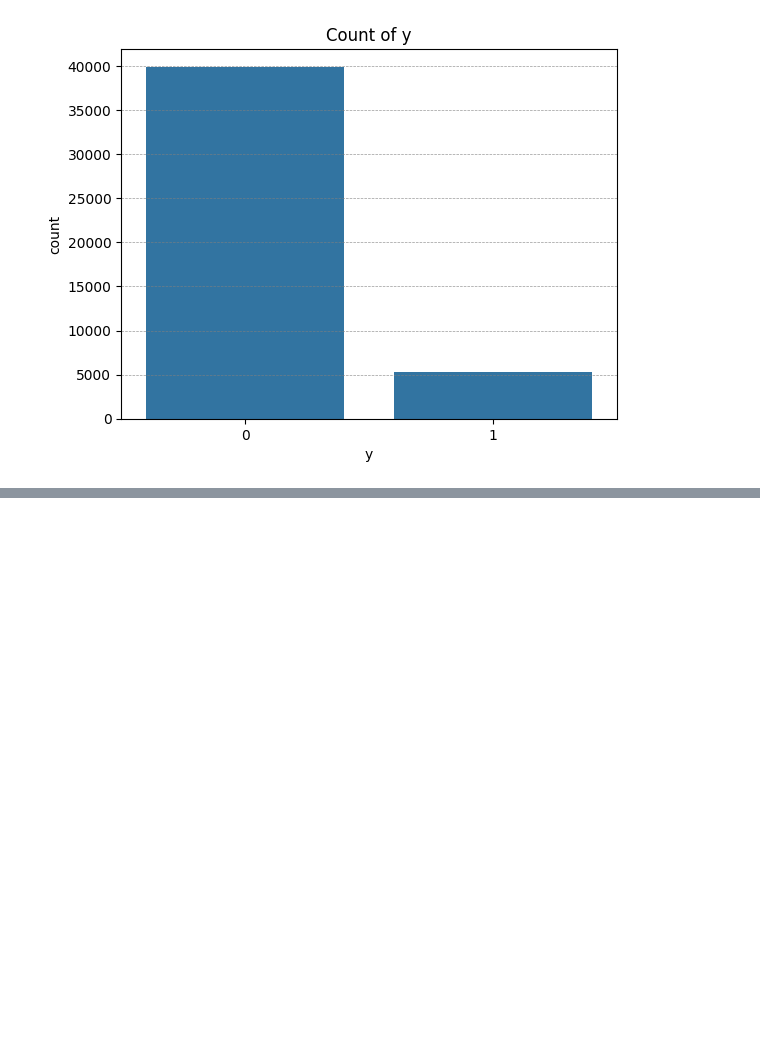
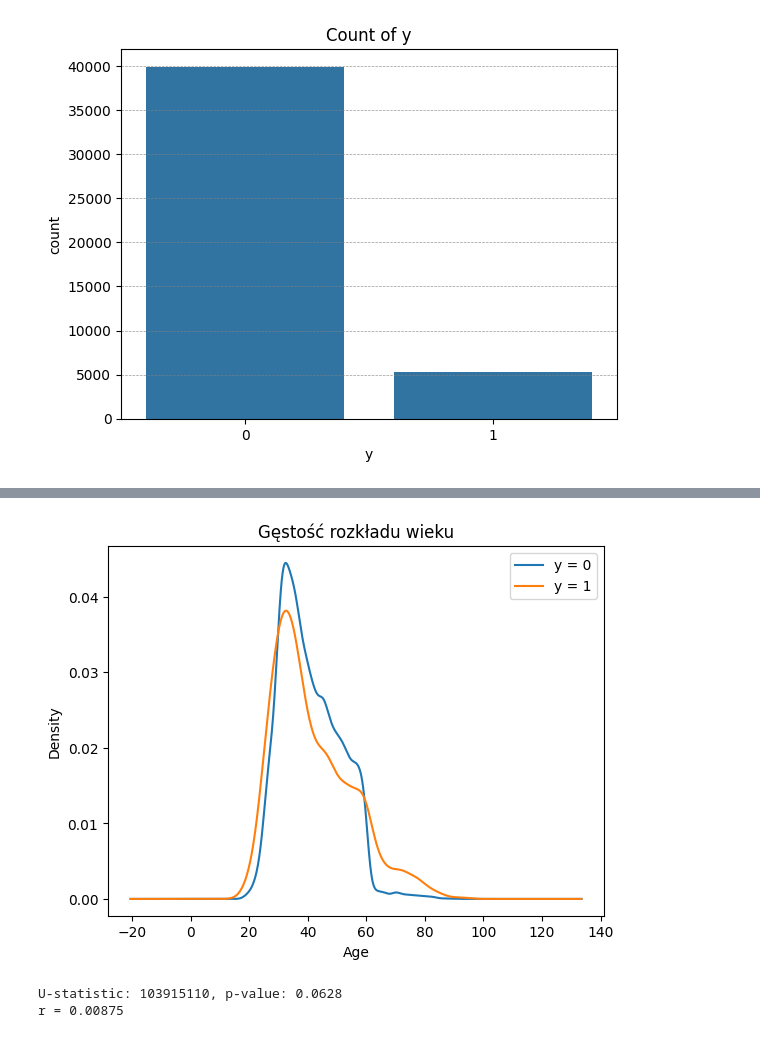
Before and after one commit to scislinski-r/EDA---kampania-banku, a Jupyter notebook: Main.ipynb, the cells around one changed output, grey strips where cells are left out. Cells and saved outputs as stored; diff of their text form; code cells hidden in the pictures; blank space fills up the shorter version.

```diff
--- a/Main.ipynb
+++ b/Main.ipynb
@@ -242,0 +268,38 @@ for col in binary_columns:
+# %%
+from scipy import stats
+
+
+plt.figure()
+
+age_no.plot(kind='kde', label='y = 0')
+age_yes.plot(kind='kde', label='y = 1')
+
+plt.xlabel('Age')
+plt.title('Gęstość rozkładu wieku')
+plt.legend()
+plt.show()
+
+
+age_yes = df[df['y'] == 1]['age']
+age_no = df[df['y'] == 0]['age']
+
+u_stat, p_value = stats.mannwhitneyu(age_yes, age_no, alternative='two-sided')
+print(f"U-statistic: {u_stat:.0f}, p-value: {p_value:.4f}")
+
+n1 = len(age_yes)
+n2 = len(age_no)
+
+mean_u = n1 * n2 / 2
+std_u = ((n1 * n2 * (n1 + n2 + 1)) / 12) ** 0.5
+
+mean_u = n1 * n2 / 2
+std_u = ((n1 * n2 * (n1 + n2 + 1)) / 12) ** 0.5
+
+z = (u_stat - mean_u) / std_u
+
+r = np.absolute(z / (n1 + n2) ** 0.5)
+print(f'r = {r:.5f}')
+# %% [output]
+[figure, added]
+U-statistic: 103915110, p-value: 0.0628
+r = 0.00875
```
Also changed, not shown: parts of 3 cells of this notebook.
